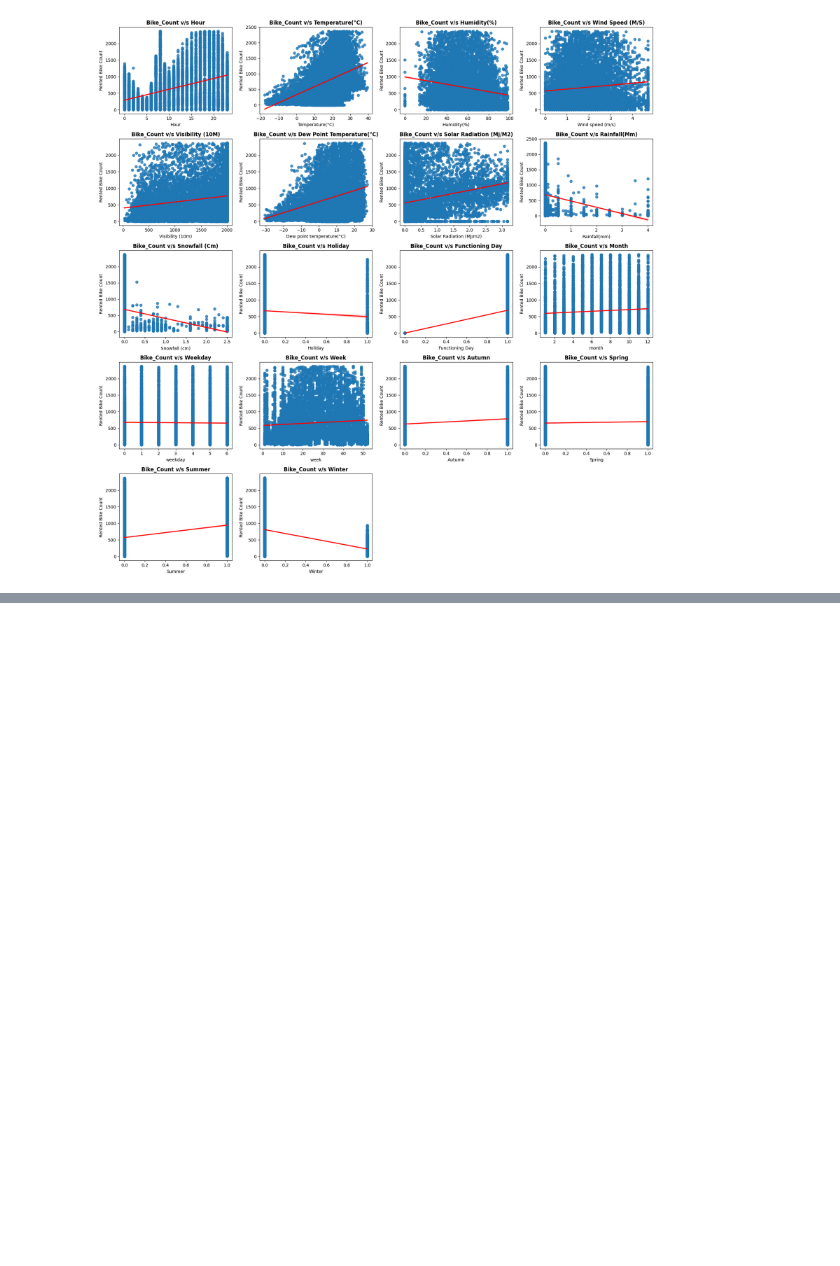
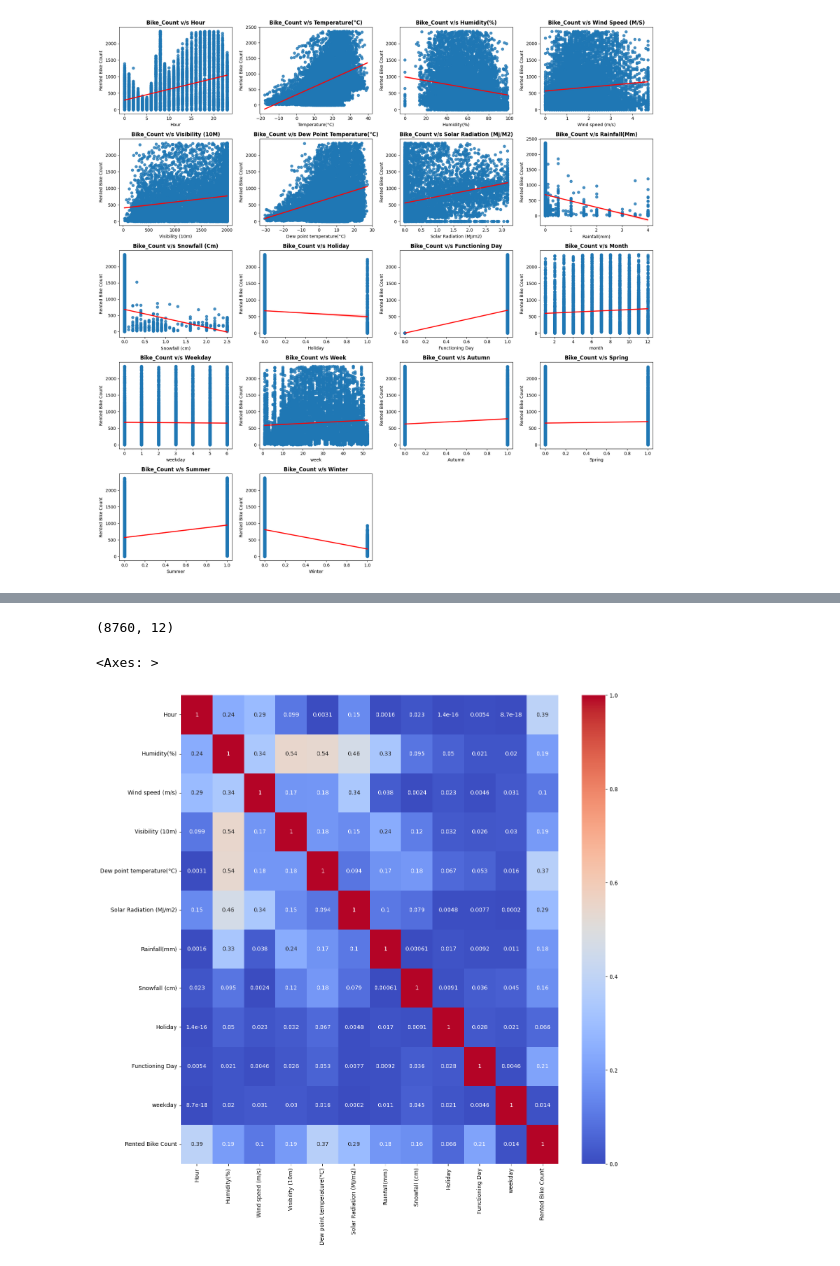
Before and after one commit to DIWAKAR-V/ML-Regression-Project-Bike-Sharing-Demand-Prediction, a Jupyter notebook: Bike_Sharing_Demand_Prediction.ipynb, the cells around one changed output, grey strips where cells are left out. Saved outputs shown, nothing was run; the diff lists cells and outputs as text; code cells hidden in the pictures; blank space fills up the shorter version.

```diff
--- a/Bike_Sharing_Demand_Prediction.ipynb
+++ b/Bike_Sharing_Demand_Prediction.ipynb
@@ -347,0 +388,4 @@ for n,column in enumerate(independent_variables):
+# %%
+#calculating and creating our new independent variables by eliminating variables which have high VIF value
+independent_variables=[i for i in data.describe().columns if i not in ['Rented Bike Count','week','month','Dew point', 'temperature(°C)','Summer','Spring','Autumn','Winter','Temperature(°C)'] ]
+calc_vif(data[independent_variables])
@@ -347,0 +405,4 @@ for n,column in enumerate(independent_variables):
+# %%
+#creating new dataset
+data = data[independent_variables + ['Rented Bike Count']]
+data.head()
@@ -347,0 +416,12 @@ for n,column in enumerate(independent_variables):
+# %%
+data.shape
+# %% [output]
+(8760, 12)
+# %%
+#checking for multicollinearity once again by heatmap
+correlation = data.corr()
+fig = plt.figure(figsize=(15,15))
+sns.heatmap(abs(correlation), annot=True, cmap='coolwarm')
+# %% [output]
+<Axes: >
+[figure, added]
```
Also changed, not shown: parts of 14 cells of this notebook.
